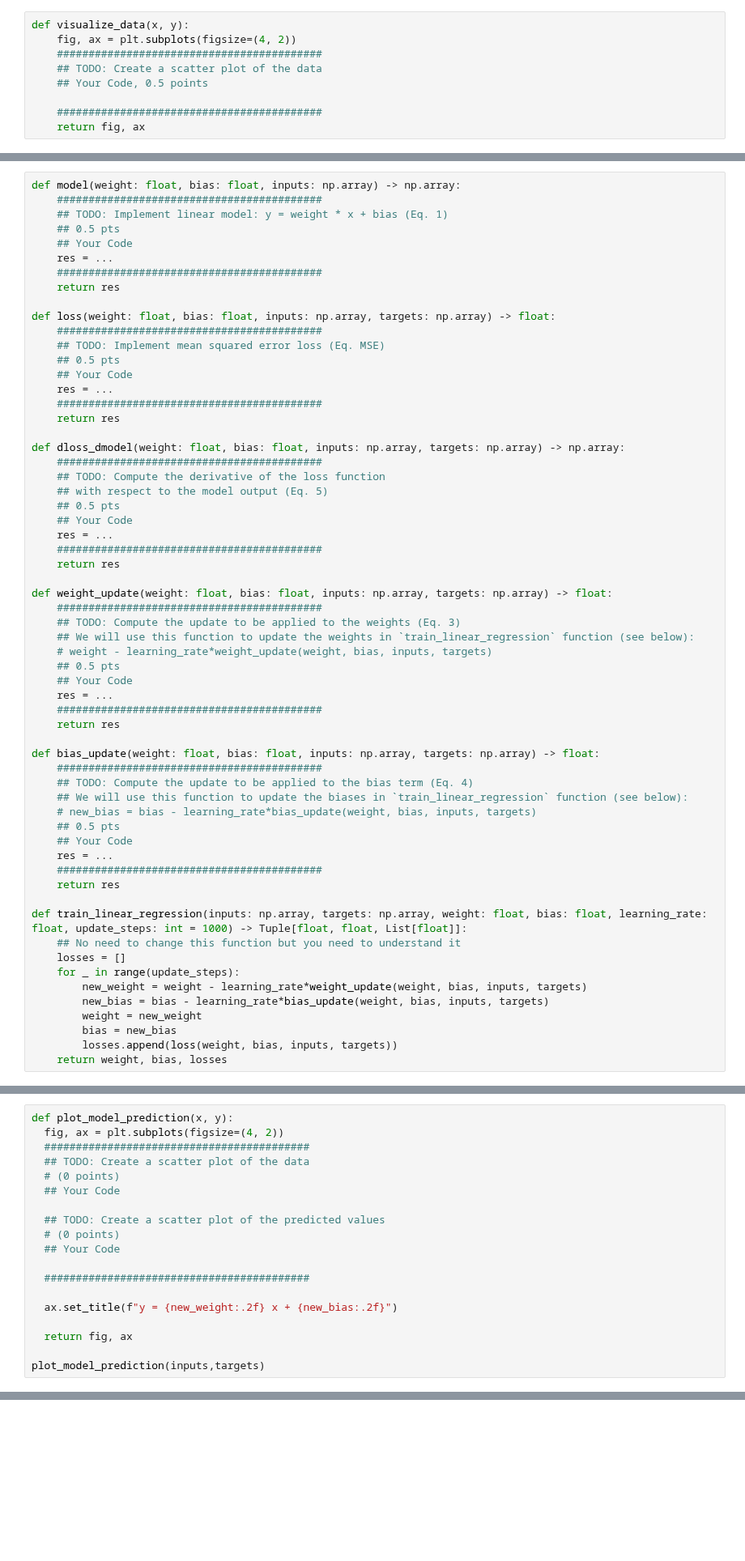
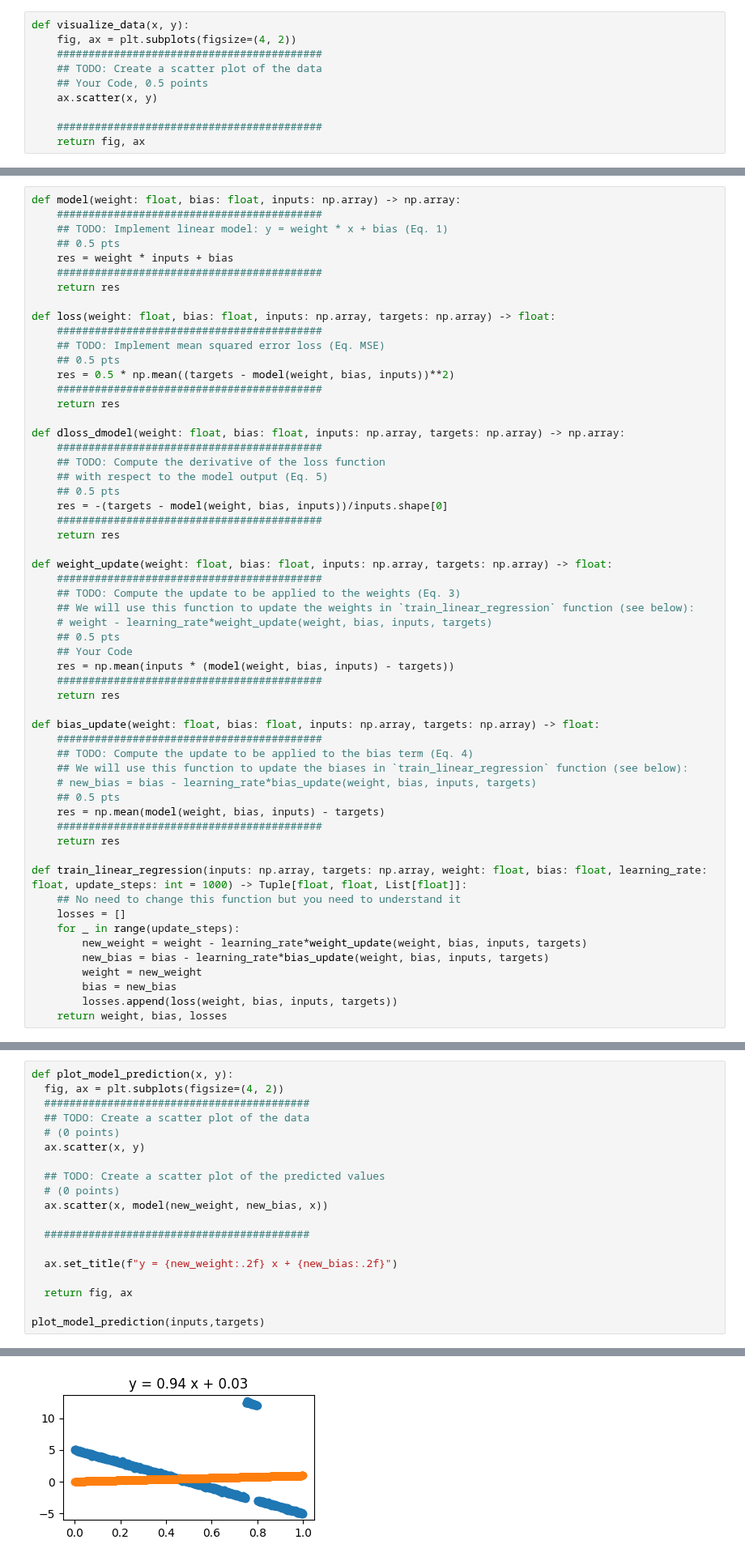
Before and after one commit to AfraAd/CSC413-Homeworks, a Jupyter notebook: Fall25_HW1_Regression.ipynb, the cells around one changed output, grey strips where cells are left out. Shown at 81% size. Cells and saved outputs as stored; diff of their text form; blank space fills up the shorter version.

```diff
--- a/Fall25_HW1_Regression.ipynb
+++ b/Fall25_HW1_Regression.ipynb
@@ -71,6 +71,7 @@ def visualize_data(x, y):
     ##########################################
     ## TODO: Create a scatter plot of the data
     ## Your Code, 0.5 points
+    ax.scatter(x, y)
 
     ##########################################
     return fig, ax
@@ -111,8 +114,7 @@ def model(weight: float, bias: float, inputs: np.array) -> np.array:
     ##########################################
     ## TODO: Implement linear model: y = weight * x + bias (Eq. 1)
     ## 0.5 pts
-    ## Your Code
-    res = ...
+    res = weight * inputs + bias
     ##########################################
     return res
 
@@ -120,8 +122,7 @@ def loss(weight: float, bias: float, inputs: np.array, targets: np.array) -> flo
     ##########################################
     ## TODO: Implement mean squared error loss (Eq. MSE)
     ## 0.5 pts
-    ## Your Code
-    res = ...
+    res = 0.5 * np.mean((targets - model(weight, bias, inputs))**2)
     ##########################################
     return res
 
@@ -130,8 +131,7 @@ def dloss_dmodel(weight: float, bias: float, inputs: np.array, targets: np.array
     ## TODO: Compute the derivative of the loss function
     ## with respect to the model output (Eq. 5)
     ## 0.5 pts
-    ## Your Code
-    res = ...
+    res = -(targets - model(weight, bias, inputs))/inputs.shape[0]
     ##########################################
     return res
 
@@ -142,7 +142,7 @@ def weight_update(weight: float, bias: float, inputs: np.array, targets: np.arra
     # weight - learning_rate*weight_update(weight, bias, inputs, targets)
     ## 0.5 pts
     ## Your Code
-    res = ...
+    res = np.mean(inputs * (model(weight, bias, inputs) - targets))
     ##########################################
     return res
 
@@ -152,8 +152,7 @@ def bias_update(weight: float, bias: float, inputs: np.array, targets: np.array)
     ## We will use this function to update the biases in `train_linear_regression` function (see below):
     # new_bias = bias - learning_rate*bias_update(weight, bias, inputs, targets)
     ## 0.5 pts
-    ## Your Code
-    res = ...
+    res = np.mean(model(weight, bias, inputs) - targets)
     ##########################################
     return res
 
@@ -193,11 +197,11 @@ def plot_model_prediction(x, y):
   ##########################################
   ## TODO: Create a scatter plot of the data
   # (0 points)
-  ## Your Code
+  ax.scatter(x, y)
 
   ## TODO: Create a scatter plot of the predicted values
   # (0 points)
-  ## Your Code
+  ax.scatter(x, model(new_weight, new_bias, x))
 
   ##########################################
 
@@ -206,3 +210,4 @@ def plot_model_prediction(x, y):
   return fig, ax
 
 plot_model_prediction(inputs,targets)
+# %% [output]
@@ -209,3 +216,4 @@ plot_model_prediction(inputs,targets)
+[figure, added]
 # %% [markdown]
 ## 1.3 *Robust* Linear Regression (1 Point)
 Implement a linear regression model exactly like the one you created in the previous question, except using L1 loss (absolute difference) instead of the squared L2 loss (MSE). You should be able to copy and paste your code from question 1.2 and only change a few lines. Print out or plot the loss over the course of training. What is different about the loss trajectory compared to the squared-error linear regression?
```
Also changed, not shown: parts of 11 cells of this notebook.
